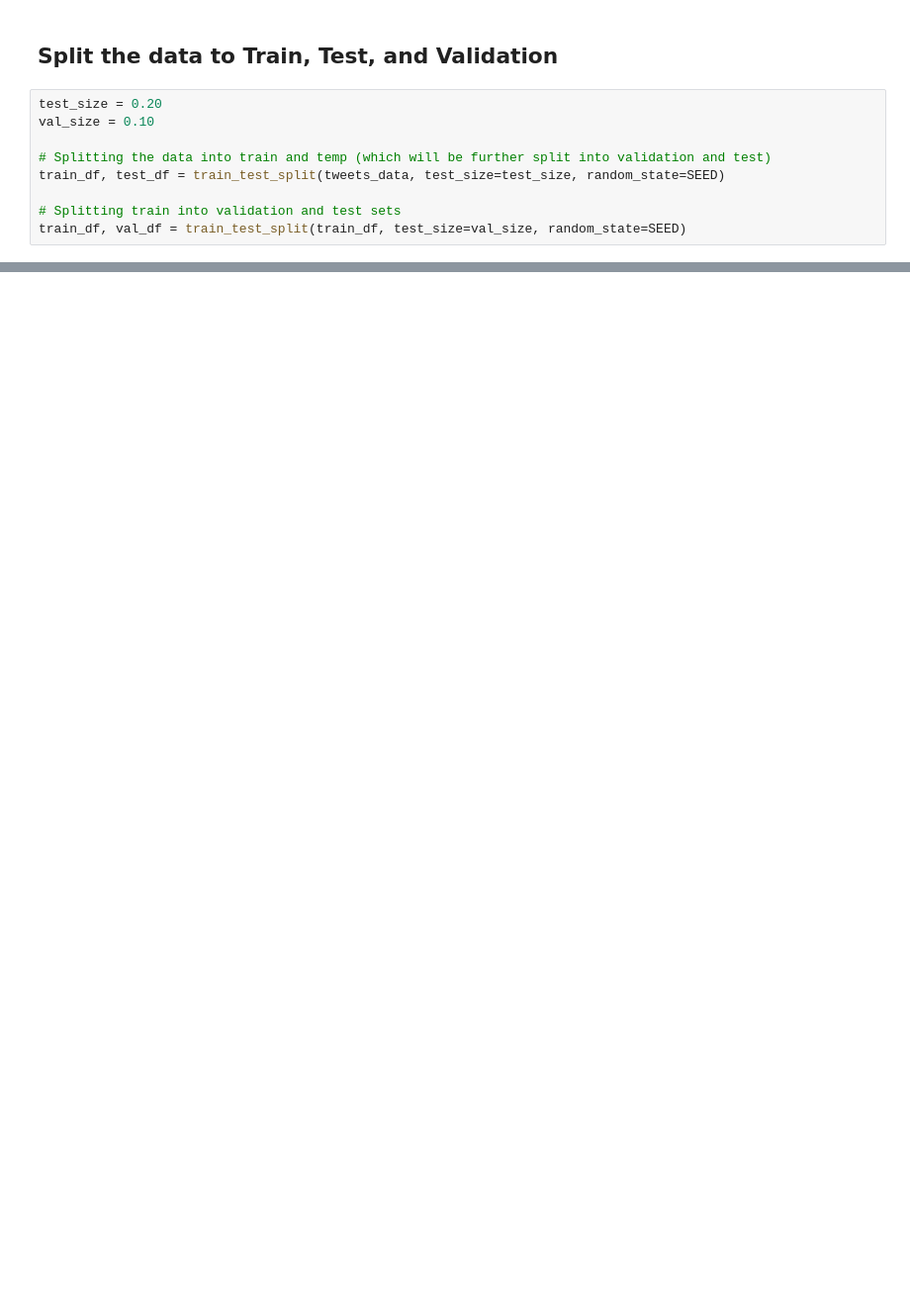
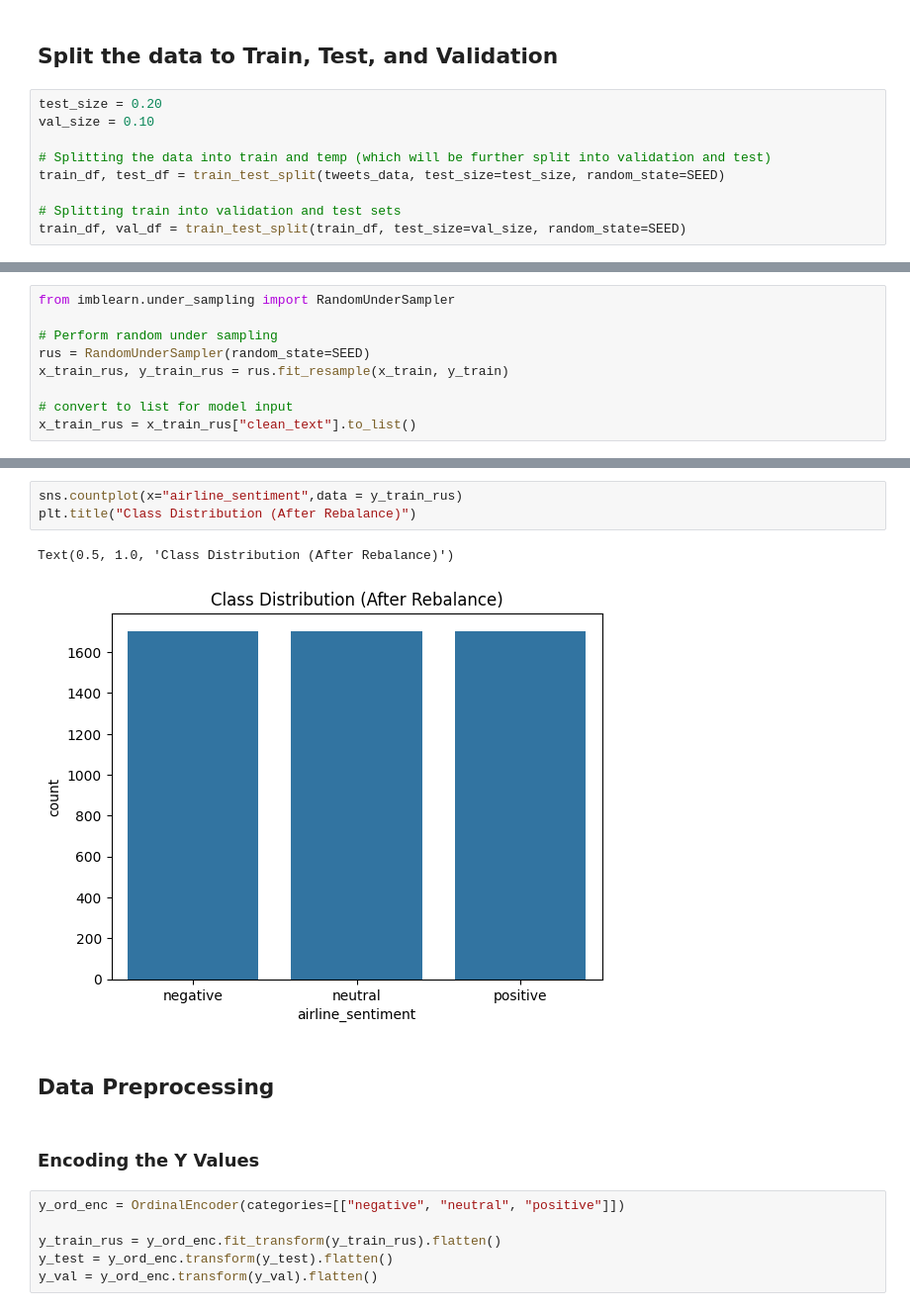
Before and after one commit to Andreas-Lukito/twitter-airline-sentiment-analysis, a Jupyter notebook: notebooks/03albert-base-v2-baseline-balanced.ipynb, the cells around one changed output, grey strips where cells are left out. Shown at 99% size. Drawn from its saved outputs; the diff is of its cells as text; blank space fills up the shorter version.

```diff
--- a/notebooks/03albert-base-v2-baseline-balanced.ipynb
+++ b/notebooks/03albert-base-v2-baseline-balanced.ipynb
@@ -55,0 +91,9 @@ train_df, val_df = train_test_split(train_df, test_size=val_size, random_state=S
+# %%
+from imblearn.under_sampling import RandomUnderSampler
+
+# Perform random under sampling
+rus = RandomUnderSampler(random_state=SEED)
+x_train_rus, y_train_rus = rus.fit_resample(x_train, y_train)
+
+# convert to list for model input
+x_train_rus = x_train_rus["clean_text"].to_list()
@@ -55,0 +108,16 @@ train_df, val_df = train_test_split(train_df, test_size=val_size, random_state=S
+# %%
+sns.countplot(x="airline_sentiment",data = y_train_rus)
+plt.title("Class Distribution (After Rebalance)")
+# %% [output]
+Text(0.5, 1.0, 'Class Distribution (After Rebalance)')
+[figure, added]
+# %% [markdown]
+## Data Preprocessing
+# %% [markdown]
+### Encoding the Y Values
+# %%
+y_ord_enc = OrdinalEncoder(categories=[["negative", "neutral", "positive"]])
+
+y_train_rus = y_ord_enc.fit_transform(y_train_rus).flatten()
+y_test = y_ord_enc.transform(y_test).flatten()
+y_val = y_ord_enc.transform(y_val).flatten()
```
Also changed, not shown: parts of 24 cells of this notebook, 5 other files.
